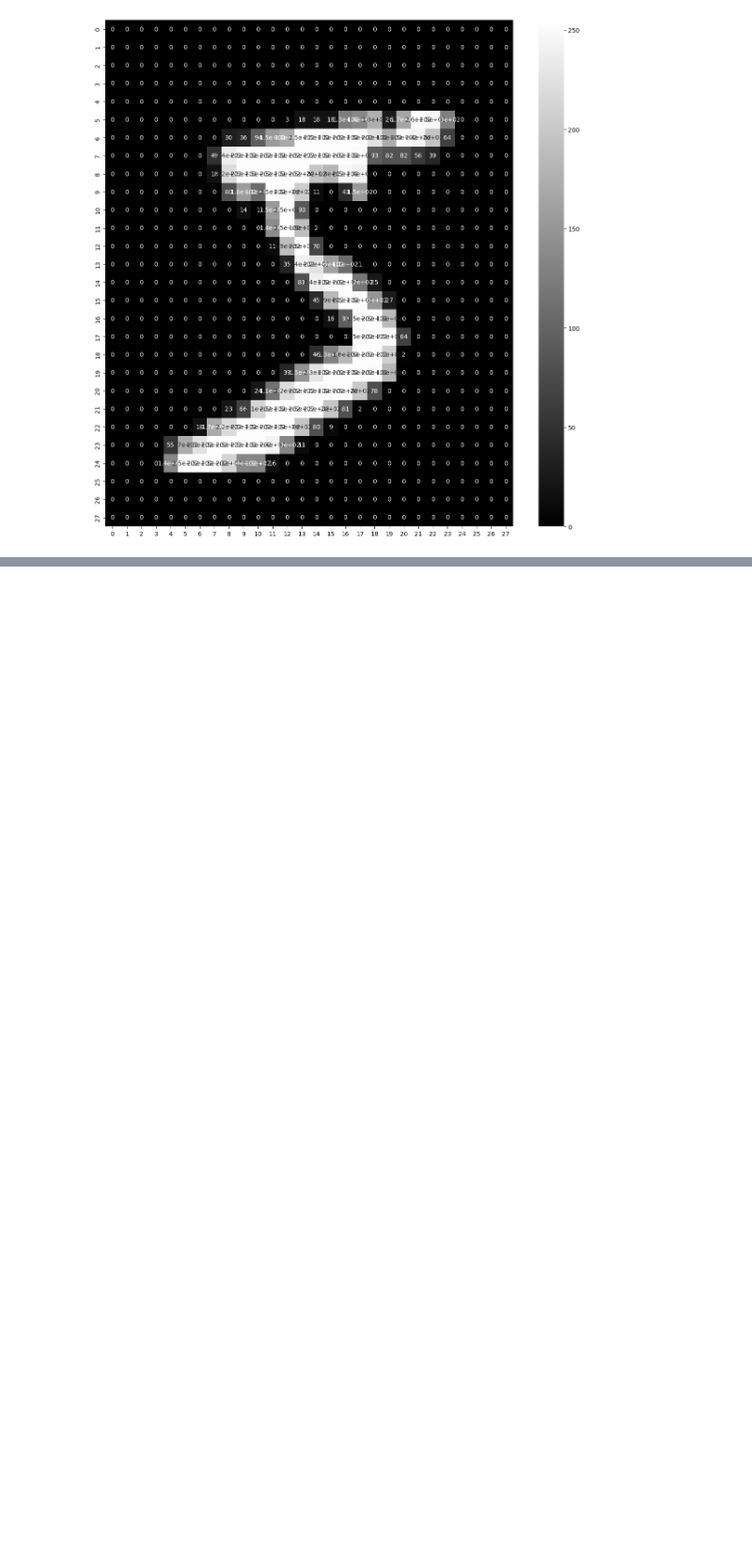
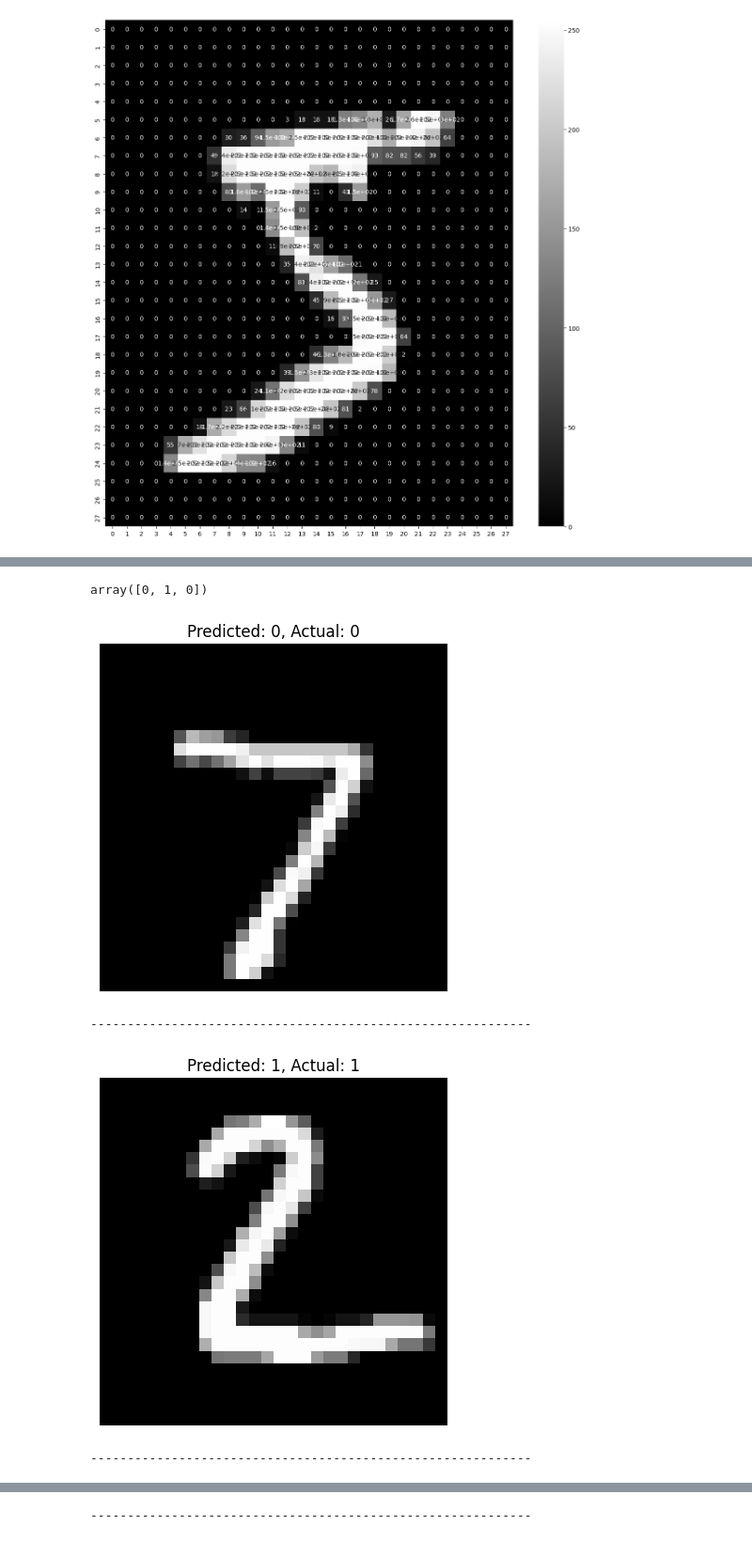
Before and after one commit to ajdhiman/Deep-Learning, a Jupyter notebook: Transfer_Learning.ipynb, the cells around one changed output, grey strips where cells are left out. Shown at 94% size. Saved outputs shown, nothing was run; the diff lists cells and outputs as text; code cells hidden in the pictures; blank space fills up the shorter version.

```diff
--- a/Transfer_Learning.ipynb
+++ b/Transfer_Learning.ipynb
@@ -96,0 +255,12 @@ model.compile(optimizer=optimizer,loss=loss, metrics=metrics)
+# %%
+loss="sparse_categorical_crossentropy"
+optimizer= "SGD"
+metrics= ["accuracy"]
+
+model_EvenOdd.compile(
+    loss=loss, optimizer=optimizer, metrics=metrics
+)
+# %%
+epochs = 10
+validation = (xValid, yValid_EvenOdd)
+history = model_EvenOdd.fit(xTrain, yTrain_EvenOdd, epochs=epochs,validation_data=validation, batch_size=32 )
@@ -96,0 +293,4 @@ model.compile(optimizer=optimizer,loss=loss, metrics=metrics)
+# %%
+New = xTest[:3]
+yProbablity = model_EvenOdd.predict(xNew)
+yProbablity.round(3)
@@ -96,0 +302,17 @@ model.compile(optimizer=optimizer,loss=loss, metrics=metrics)
+# %%
+yPred = np.argmax(yProbablity,axis=-1)
+yPred
+# %% [output]
+array([0, 1, 0])
+# %%
+for img_array, pred, actual in zip(xNew, yPred, yTest_EvenOdd[:3]):
+  plt.imshow(img_array,cmap="gray")
+  plt.title(f"Predicted: {pred}, Actual: {actual}")
+  plt.axis("off")
+  plt.show()
+  print("--"*30)
+# %% [output]
+[figure, added]
+------------------------------------------------------------
+[figure, added]
+------------------------------------------------------------
@@ -96,0 +320 @@ model.compile(optimizer=optimizer,loss=loss, metrics=metrics)
+------------------------------------------------------------
```
Also changed, not shown: parts of 27 cells of this notebook.
